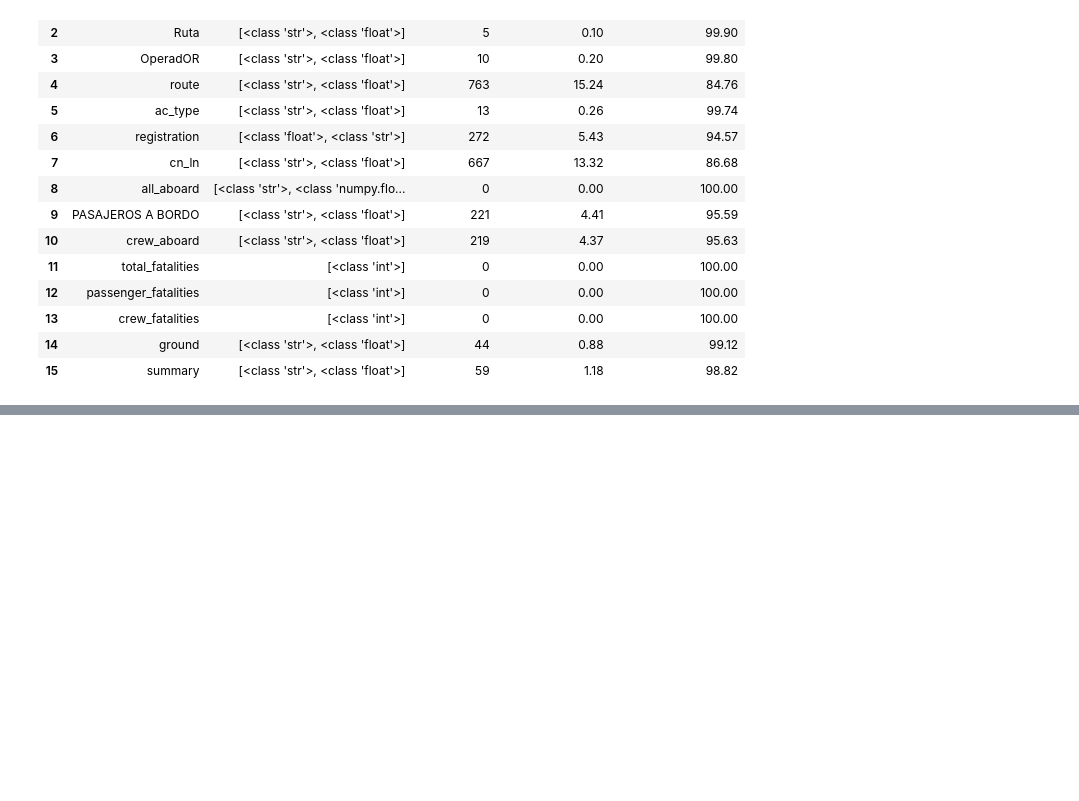
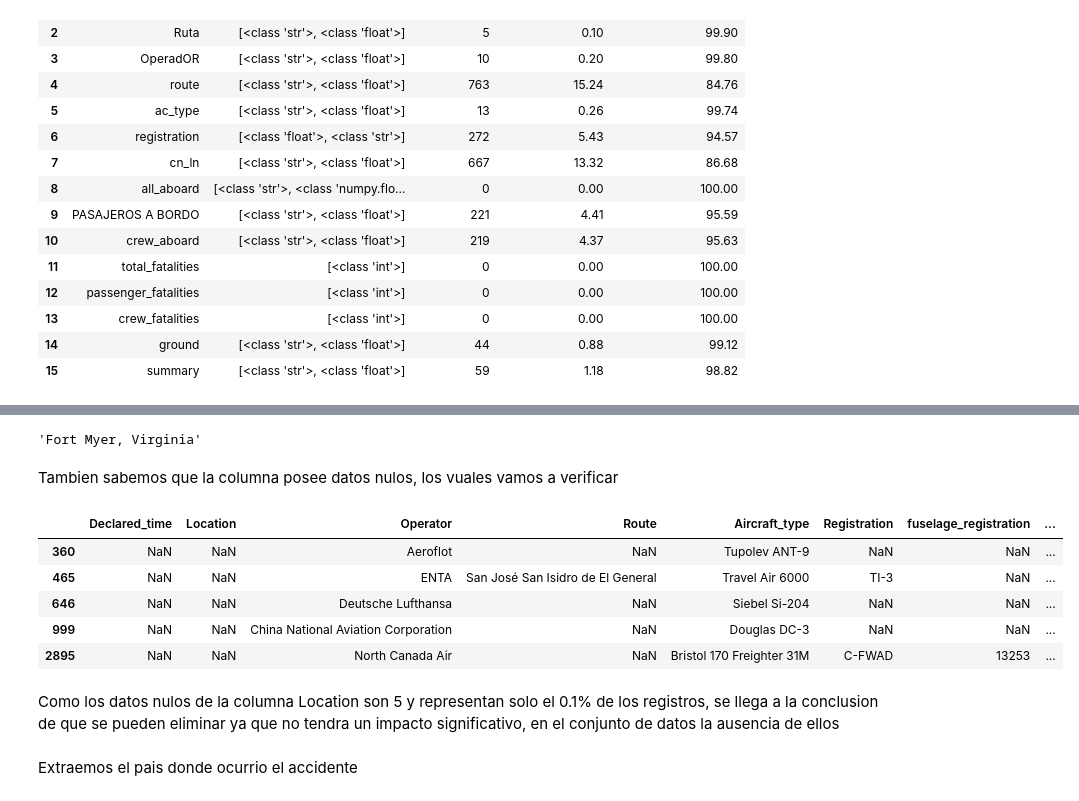
Before and after one commit to freddyv1828/Data_Analytics_Accidentes_Aereos, a Jupyter notebook: Notebooks/Etl_Accidentes_aereos.ipynb, the cells around one changed output, grey strips where cells are left out. Drawn from its saved outputs; the diff is of its cells as text; code cells hidden in the pictures; blank space fills up the shorter version.

```diff
--- a/Notebooks/Etl_Accidentes_aereos.ipynb
+++ b/Notebooks/Etl_Accidentes_aereos.ipynb
@@ -489,0 +649,19 @@ Advertencia: la columna summary, tiene valores nulos
+# %%
+df_accidentes.Location[0]
+# %% [output]
+'Fort Myer, Virginia'
+# %% [markdown]
+Tambien sabemos que la columna posee datos nulos, los vuales vamos a verificar
+# %%
+df_accidentes[pd.isnull(df_accidentes["Location"])]
+# %% [output]
+|  | Declared_time | Location | Operator | Route | Aircraft_type | Registration | fuselage_registration | ... |
+| 360 | NaN | NaN | Aeroflot | NaN | Tupolev ANT-9 | NaN | NaN | ... |
+| 465 | NaN | NaN | ENTA | San José San Isidro de El General | Travel Air 6000 | TI-3 | NaN | ... |
+| 646 | NaN | NaN | Deutsche Lufthansa | NaN | Siebel Si-204 | NaN | NaN | ... |
+| 999 | NaN | NaN | China National Aviation Corporation | NaN | Douglas DC-3 | NaN | NaN | ... |
+| 2895 | NaN | NaN | North Canada Air | NaN | Bristol 170 Freighter 31M | C-FWAD | 13253 | ... |
+# %% [markdown]
+Como los datos nulos de la columna Location son 5 y representan solo el 0.1% de los registros, se llega a la conclusion de que se pueden eliminar ya que no tendra un impacto significativo, en el conjunto de datos la ausencia de ellos
+# %% [markdown]
+Extraemos el pais donde ocurrio el accidente
```
Also changed, not shown: parts of 44 cells of this notebook, 1 other file.
